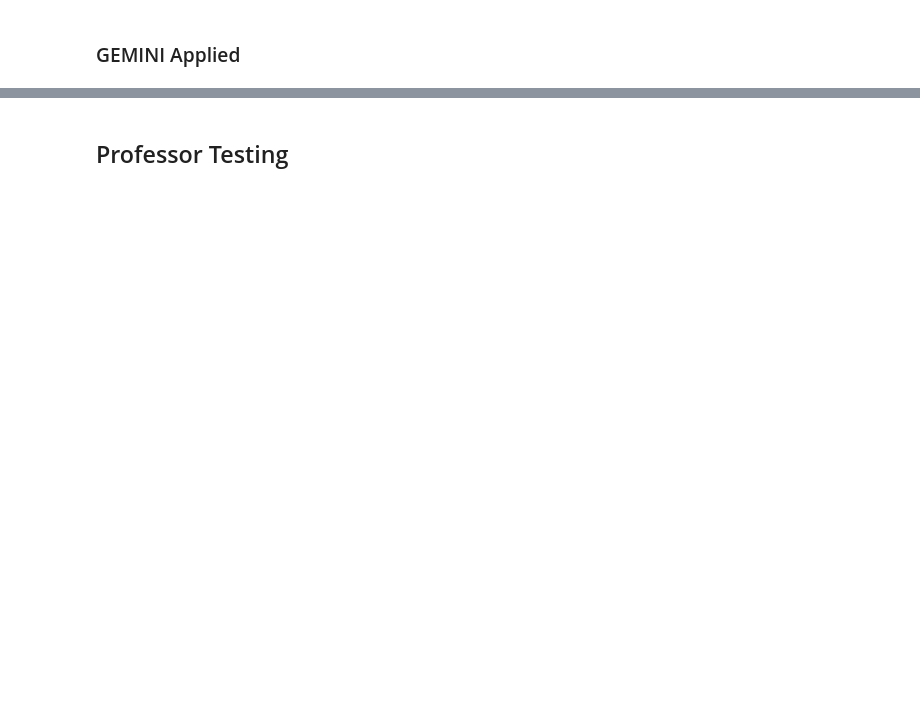
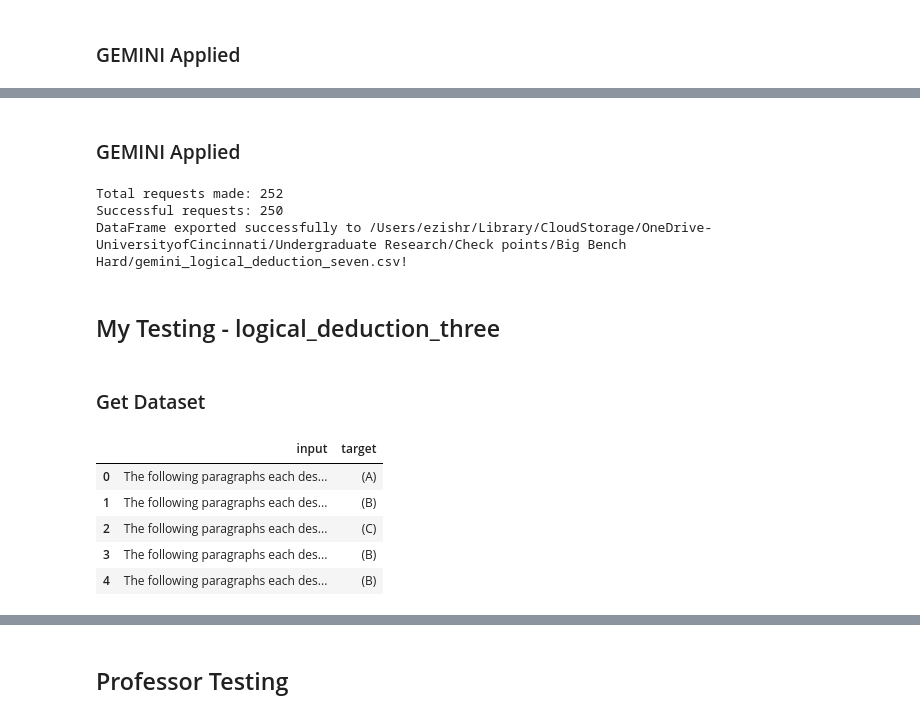
Before and after one commit to ezishr/Undergraduate-Research, a Jupyter notebook: Check points/Big Bench Hard/bigBenchHardEDA.ipynb, the cells around one changed output, grey strips where cells are left out. Cells and saved outputs as stored; diff of their text form; code cells hidden in the pictures; blank space fills up the shorter version.

```diff
--- a/Check points/Big Bench Hard/bigBenchHardEDA.ipynb
+++ b/Check points/Big Bench Hard/bigBenchHardEDA.ipynb
@@ -484,0 +603,23 @@ Successful requests: 250
+# %% [markdown]
+### GEMINI Applied
+# %%
+gemini_logical_deduction_seven = gemini_generator(logical_deduction_seven, "You only answer A, B, C, D, E to the following questions.")
+df_to_csv("Big Bench Hard", gemini_logical_deduction_seven, file_name = "gemini_logical_deduction_seven")
+# %% [output]
+Total requests made: 252
+Successful requests: 250
+DataFrame exported successfully to /Users/ezishr/Library/CloudStorage/OneDrive-UniversityofCincinnati/Undergraduate Research/Check points/Big Bench Hard/gemini_logical_deduction_seven.csv!
+# %% [markdown]
+## My Testing - logical_deduction_three
+# %% [markdown]
+### Get Dataset
+# %%
+logical_deduction_three = Big_Bench_Json_Processor_my('Big Bench Hard', 'logical_deduction_three_objects.json').convert_df()
+logical_deduction_three.head()
+# %% [output]
+|  | input | target |
+| 0 | The following paragraphs each des... | (A) |
+| 1 | The following paragraphs each des... | (B) |
+| 2 | The following paragraphs each des... | (C) |
+| 3 | The following paragraphs each des... | (B) |
+| 4 | The following paragraphs each des... | (B) |
```
Also changed, not shown: parts of 60 cells of this notebook, 11 other files.
